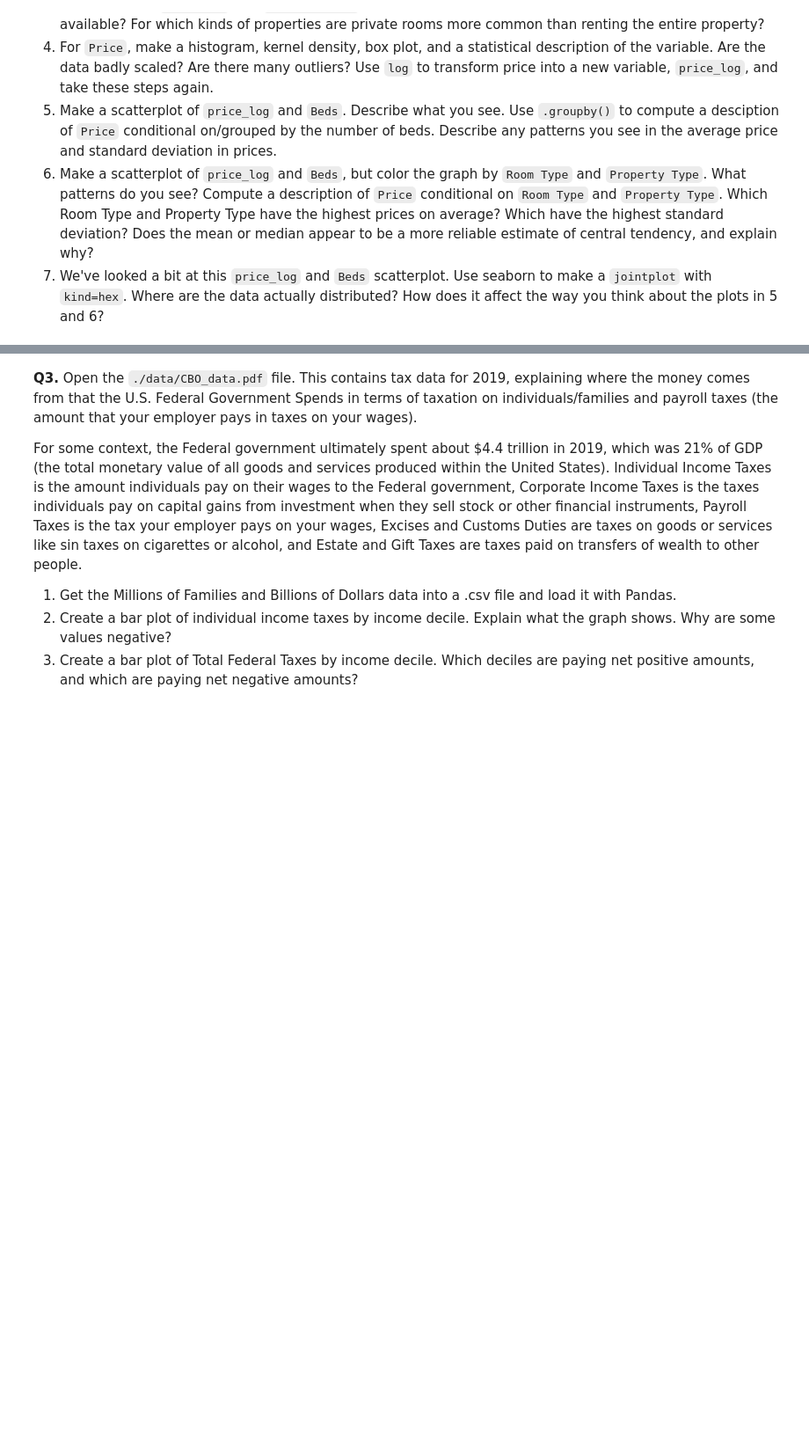
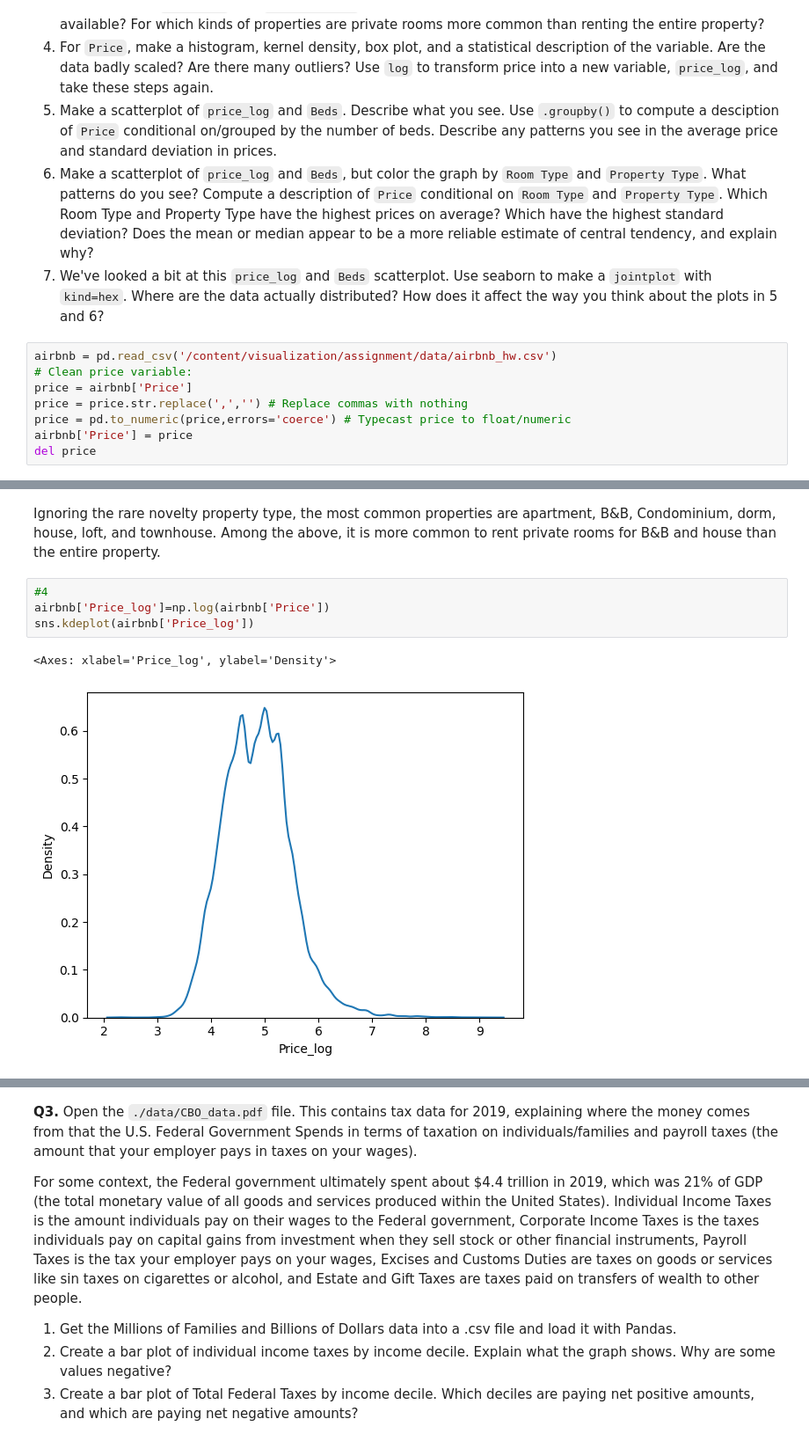
Before and after one commit to CarolWuuu/DS3001_visualization, a Jupyter notebook: assignment/assignment.ipynb, the cells around one changed output, grey strips where cells are left out. Shown: that part at 88% size. Drawn from its saved outputs; the diff is of its cells as text; blank space fills up the shorter version.

```diff
--- a/assignment/assignment.ipynb
+++ b/assignment/assignment.ipynb
@@ -49,3 +121,11 @@ college.size
   5. Make a scatterplot of `price_log` and `Beds`. Describe what you see. Use `.groupby()` to compute a desciption of `Price` conditional on/grouped by the number of beds. Describe any patterns you see in the average price and standard deviation in prices.
   6. Make a scatterplot of `price_log` and `Beds`, but color the graph by `Room Type` and `Property Type`. What patterns do you see? Compute a description of `Price` conditional on `Room Type` and `Property Type`. Which Room Type and Property Type have the highest prices on average? Which have the highest standard deviation? Does the mean or median appear to be a more reliable estimate of central tendency, and explain why?
   7. We've looked a bit at this `price_log` and `Beds` scatterplot. Use seaborn to make a `jointplot` with `kind=hex`. Where are the data actually distributed? How does it affect the way you think about the plots in 5 and 6?
+# %%
+airbnb = pd.read_csv('/content/visualization/assignment/data/airbnb_hw.csv')
+# Clean price variable:
+price = airbnb['Price']
+price = price.str.replace(',','') # Replace commas with nothing
+price = pd.to_numeric(price,errors='coerce') # Typecast price to float/numeric
+airbnb['Price'] = price
+del price
@@ -51,0 +174,9 @@ college.size
+# %% [markdown]
+Ignoring the rare novelty property type, the most common properties are apartment, B&B, Condominium, dorm, house, loft, and townhouse. Among the above, it is more common to rent private rooms for B&B and house than the entire property.
+# %%
+#4
+airbnb['Price_log']=np.log(airbnb['Price'])
+sns.kdeplot(airbnb['Price_log'])
+# %% [output]
+<Axes: xlabel='Price_log', ylabel='Density'>
+[figure, added]
```
Also changed, not shown: parts of 42 cells of this notebook.
